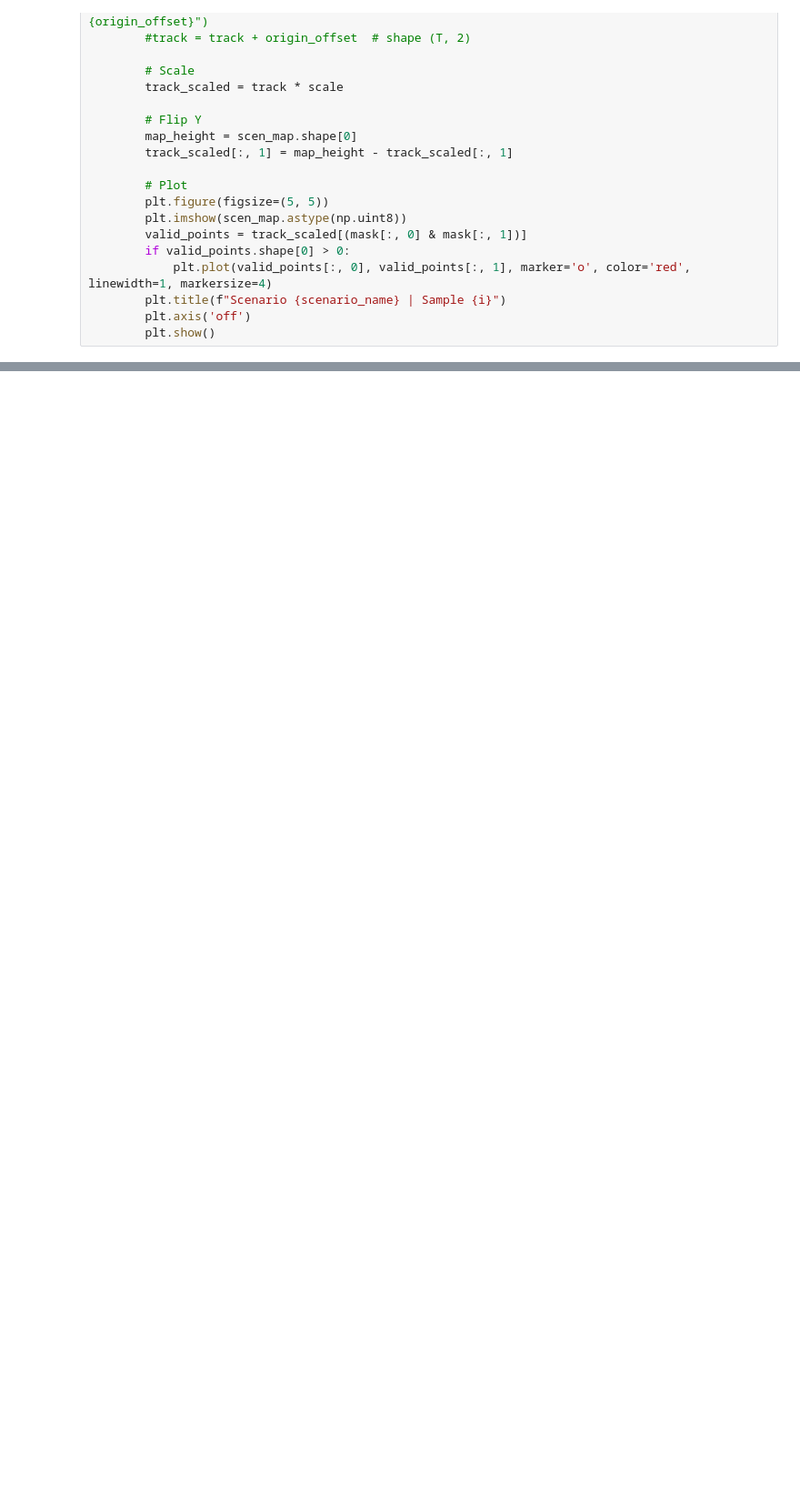
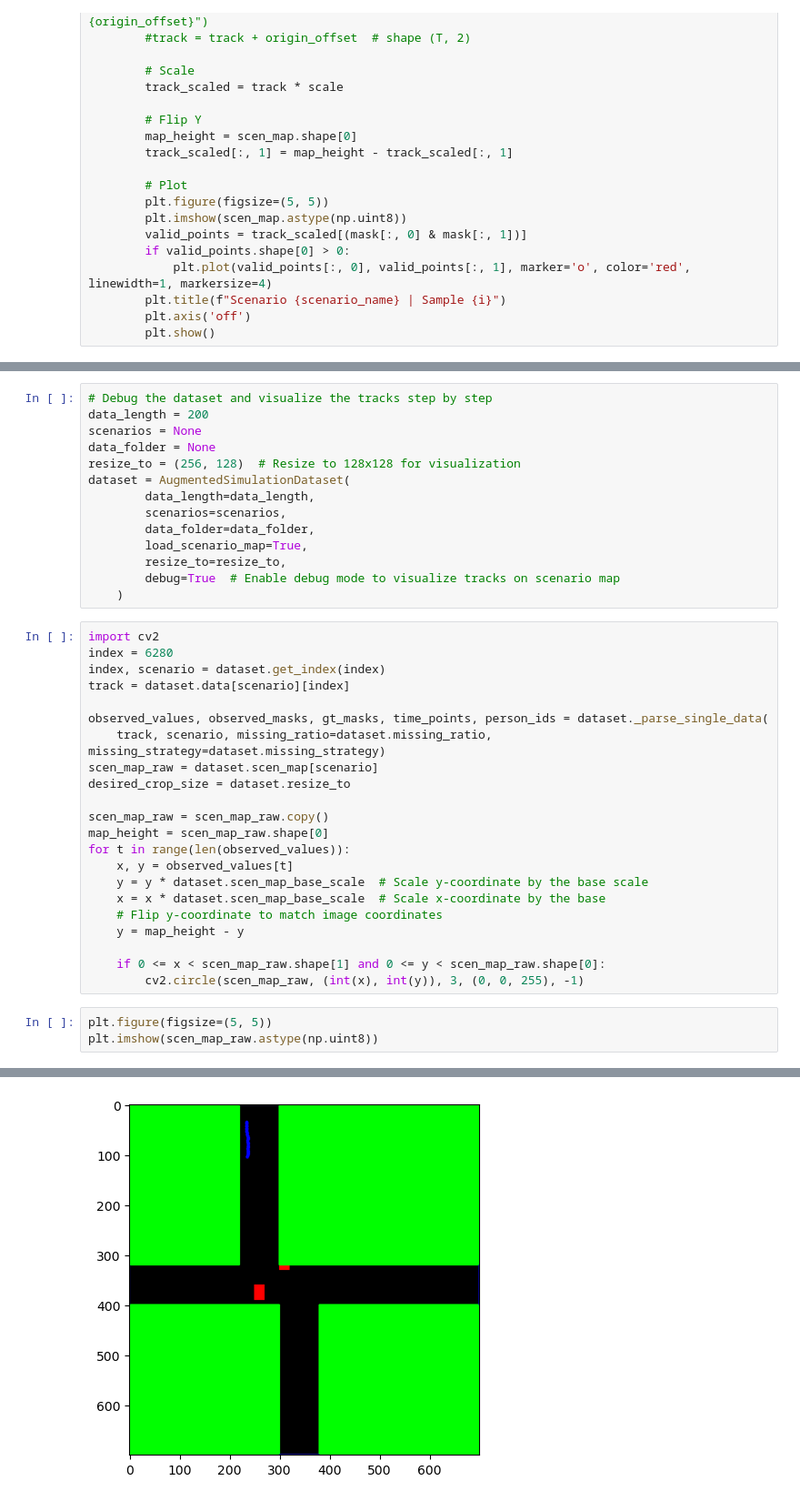
Before and after one commit to hxguo332/CSDI_social-interaction, a Jupyter notebook: visualize_dataset.ipynb, the cells around one changed output, grey strips where cells are left out. Shown: that part at 91% size. Cells and saved outputs as stored; diff of their text form; blank space fills up the shorter version.

Commit message:
seem to be working for augmentation itself, but need to change the other part of the code since the track are adjusted from the original coordinate for training and testing

```diff
--- a/visualize_dataset.ipynb
+++ b/visualize_dataset.ipynb
@@ -135,0 +101,40 @@ def test_augmented_dataset_visualization(data_length, scenarios, data_folder, nu
+# %%
+# Debug the dataset and visualize the tracks step by step
+data_length = 200
+scenarios = None
+data_folder = None
+resize_to = (256, 128)  # Resize to 128x128 for visualization
+dataset = AugmentedSimulationDataset(
+        data_length=data_length,
+        scenarios=scenarios,
+        data_folder=data_folder,
+        load_scenario_map=True,
+        resize_to=resize_to,
+        debug=True  # Enable debug mode to visualize tracks on scenario map
+    )
+# %%
+import cv2
+index = 6280
+index, scenario = dataset.get_index(index)
+track = dataset.data[scenario][index]
+
+observed_values, observed_masks, gt_masks, time_points, person_ids = dataset._parse_single_data(
+    track, scenario, missing_ratio=dataset.missing_ratio, missing_strategy=dataset.missing_strategy)
+scen_map_raw = dataset.scen_map[scenario]
+desired_crop_size = dataset.resize_to
+
+scen_map_raw = scen_map_raw.copy()
+map_height = scen_map_raw.shape[0]
+for t in range(len(observed_values)):
+    x, y = observed_values[t]
+    y = y * dataset.scen_map_base_scale  # Scale y-coordinate by the base scale
+    x = x * dataset.scen_map_base_scale  # Scale x-coordinate by the base
+    # Flip y-coordinate to match image coordinates
+    y = map_height - y
+
+    if 0 <= x < scen_map_raw.shape[1] and 0 <= y < scen_map_raw.shape[0]:
+        cv2.circle(scen_map_raw, (int(x), int(y)), 3, (0, 0, 255), -1)
+# %%
+plt.figure(figsize=(5, 5))
+plt.imshow(scen_map_raw.astype(np.uint8))
+# %% [output]
@@ -135,0 +142 @@ def test_augmented_dataset_visualization(data_length, scenarios, data_folder, nu
+[figure, added]
```
Also changed, not shown: parts of 19 cells of this notebook, 2 other files.
